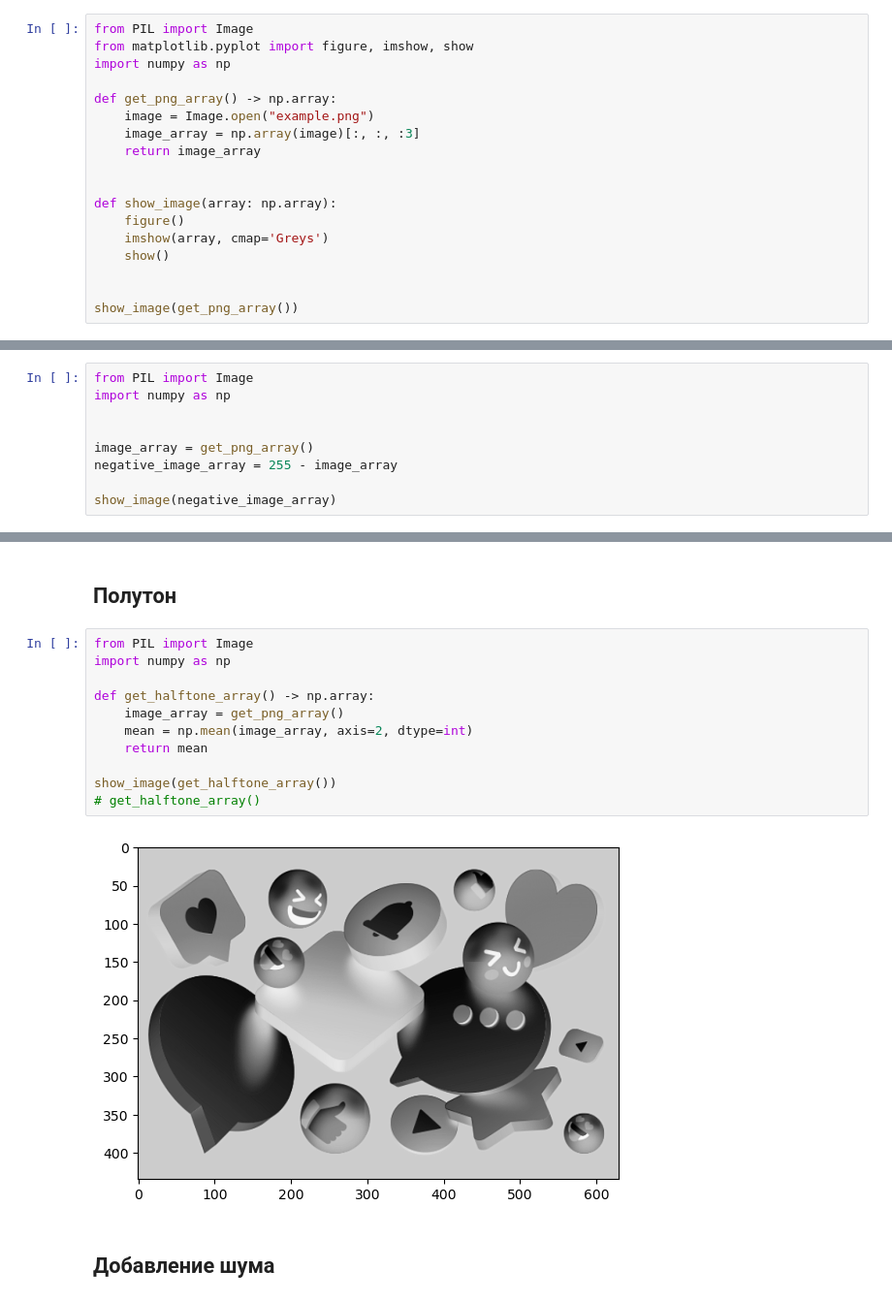
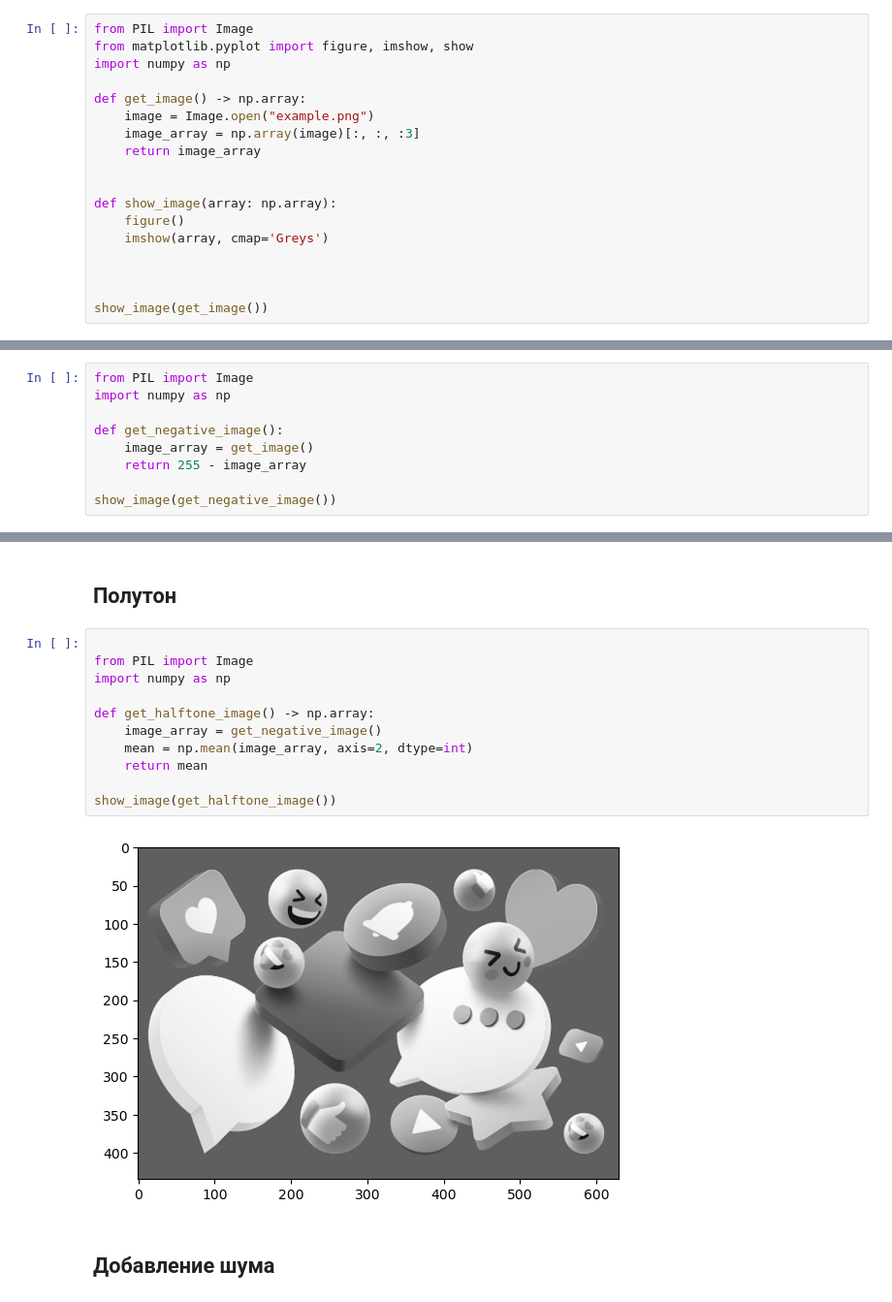
Before and after one commit to Str1kez/computer_vision, a Jupyter notebook: exercise1.ipynb, the cells around one changed output, grey strips where cells are left out. Shown at 97% size. Saved outputs shown, nothing was run; the diff lists cells and outputs as text.

```diff
--- a/exercise1.ipynb
+++ b/exercise1.ipynb
@@ -7,7 +7,7 @@ from PIL import Image
 from matplotlib.pyplot import figure, imshow, show
 import numpy as np
 
-def get_png_array() -> np.array:
+def get_image() -> np.array:
     image = Image.open("example.png")
     image_array = np.array(image)[:, :, :3]
     return image_array
@@ -16,10 +16,10 @@ def get_png_array() -> np.array:
 def show_image(array: np.array):
     figure()
     imshow(array, cmap='Greys')
-    show()
 
 
-show_image(get_png_array())
+
+show_image(get_image())
 # %% [output]
 [figure]
 # %% [markdown]
@@ -28,28 +28,28 @@ show_image(get_png_array())
 from PIL import Image
 import numpy as np
 
+def get_negative_image():
+    image_array = get_image()
+    return 255 - image_array
 
-image_array = get_png_array()
-negative_image_array = 255 - image_array
-
-show_image(negative_image_array)
+show_image(get_negative_image())
 # %% [output]
 [figure]
 # %% [markdown]
 ## Полутон
 # %%
+
 from PIL import Image
 import numpy as np
 
-def get_halftone_array() -> np.array:
-    image_array = get_png_array()
+def get_halftone_image() -> np.array:
+    image_array = get_negative_image()
     mean = np.mean(image_array, axis=2, dtype=int)
     return mean
 
-show_image(get_halftone_array())
-# get_halftone_array()
+show_image(get_halftone_image())
 # %% [output]
-[figure, old version]
+[figure, new version]
 # %% [markdown]
 ## Добавление шума
 # %%
```
Also changed, not shown: parts of 8 cells of this notebook.
